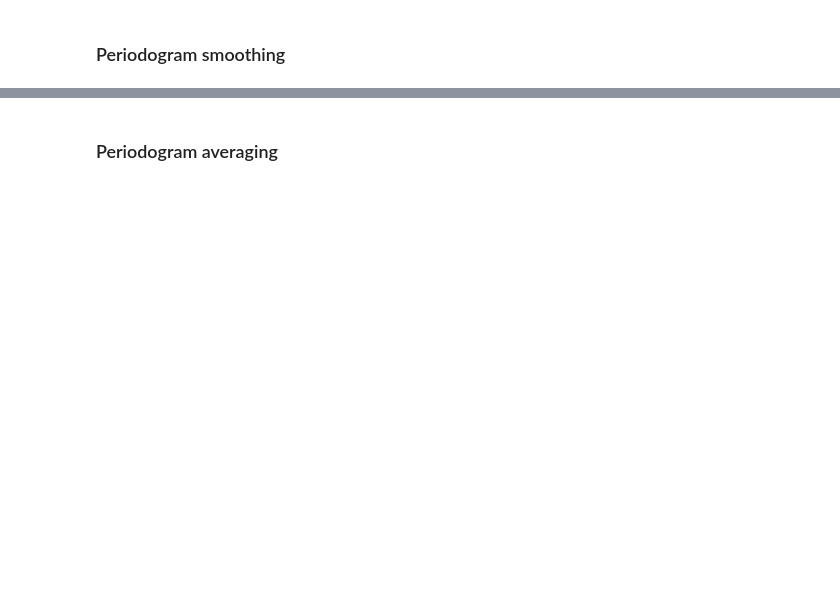
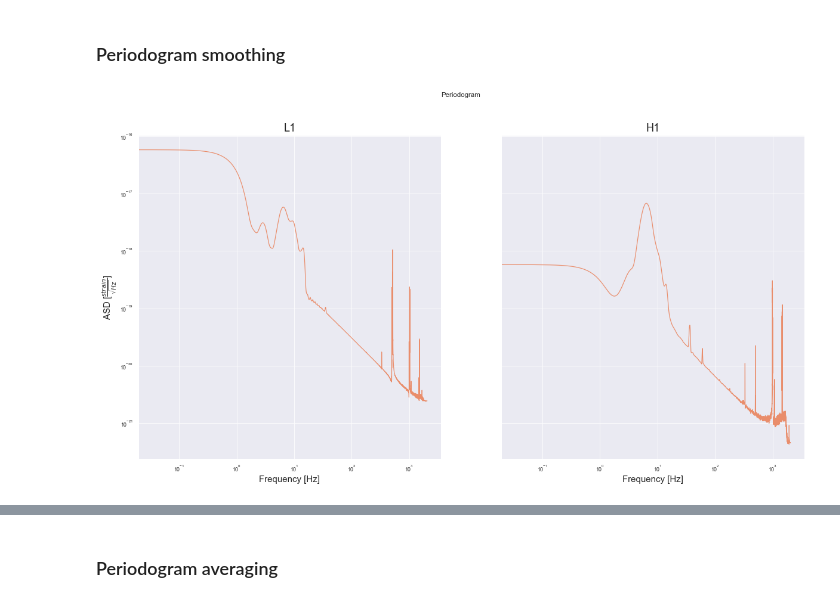
Before and after one commit to asp-image-dsp/asp-tp1, a Jupyter notebook: notebooks/report.ipynb, the cells around one changed output, grey strips where cells are left out. Saved outputs shown, nothing was run; the diff lists cells and outputs as text; code cells hidden in the pictures; blank space fills up the shorter version.

```diff
--- a/notebooks/report.ipynb
+++ b/notebooks/report.ipynb
@@ -255,13 +297,18 @@ def periodogram_smoothing(x: np.array, L: int, window='triang'):
         @return         Numpy array with the values of the PSD, non shifted (as it comes from the FFT).
     '''
     N = len(x)
-    rxx = signal.correlate(x, x, mode='same', method='fft')
+    rxx = signal.correlate(x, x, method='fft')
     rxx /= N
-    w = np.concatenate((np.zeros(int(N/2-L/2)), getattr(signal, window)(L), np.zeros(int(N/2-L/2))))
+    w = np.concatenate((np.zeros(int(N-L-1)), getattr(signal, window)(2 * L + 1), np.zeros(int(N-L-1))))
     rxx_w = np.multiply(rxx, w)
     Pxx_w = np.abs(fft.fft(rxx_w))
     return Pxx_w
 # %%
 # Compute the periodogram and plot it
-h1_32_psd_smoothing = periodogram_smoothing(h1_32_samples, 8192, window='parzen')
-plot_asd(h1_32_psd_smoothing, 1 / h1_32_ts, f'Periodogram smoothing')
+N = 61000
+L = 4096
+h1_32_psd_smoothing = periodogram_smoothing(h1_32_samples[0:N], L, window='parzen')
+l1_32_psd_smoothing = periodogram_smoothing(l1_32_samples[0:N], L, window='parzen')
+plot_dual_asd(l1_32_psd_smoothing, h1_32_psd_smoothing, 1 / h1_32_ts, 'Periodogram')
+# %% [output]
+[figure, added]
```
Also changed, not shown: parts of 11 cells of this notebook.
